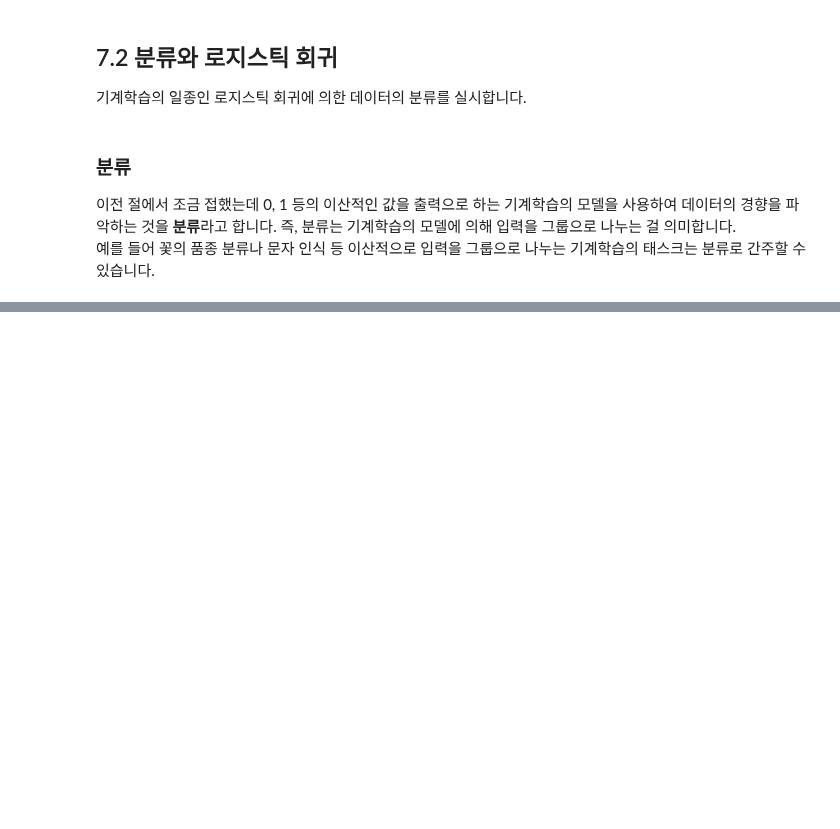
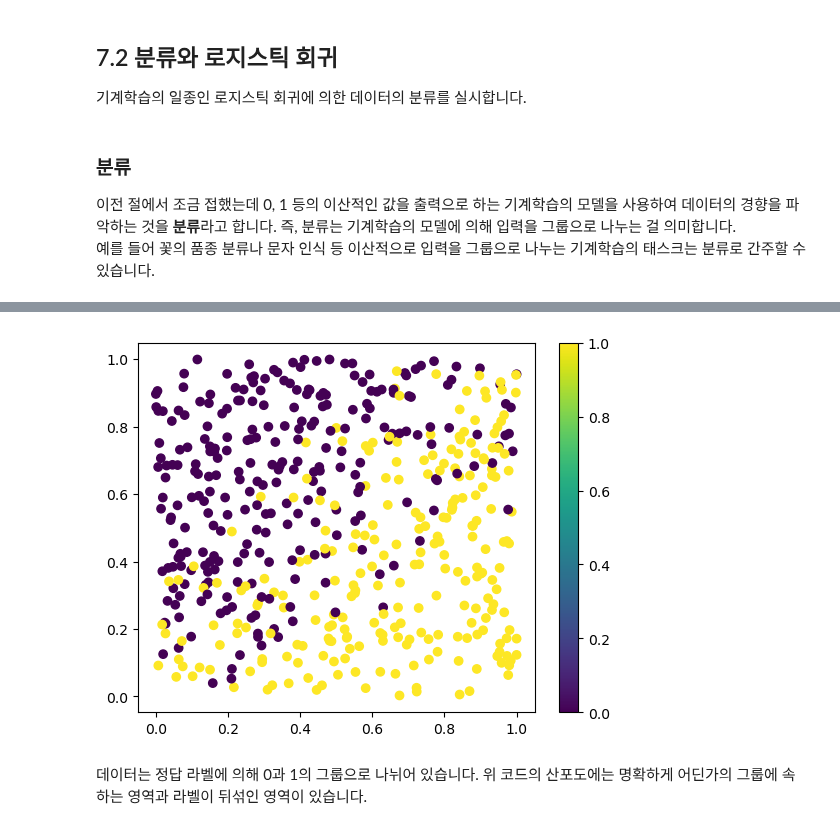
Before and after one commit to gsmin02/AI-Python-STUDY, a Jupyter notebook: Chapter/Chapter 7.ipynb, the cells around one changed output, grey strips where cells are left out. Drawn from its saved outputs; the diff is of its cells as text; code cells hidden in the pictures; blank space fills up the shorter version.

```diff
--- a/Chapter/Chapter 7.ipynb
+++ b/Chapter/Chapter 7.ipynb
@@ -206,0 +277,32 @@ $$ y = \frac{1}{1 ＋ exp (-u)} $$
+# %%
+#리스트7.3
+
+%matplotlib inline
+
+import numpy as np
+import matplotlib.pyplot as plt
+
+n_data = 500 # 데이터 수
+X = np.zeros((n_data, 2)) # 입력
+T = np.zeros((n_data)) # 정답
+
+for i in range(n_data):
+    # x, y 좌표를 랜덤으로 설정한다
+    x_rand = np.random.rand() # x 좌표
+    y_rand = np.random.rand() # y 좌표
+    X[i, 0] = x_rand
+    X[i, 1] = y_rand
+
+
+    # x가 y보다 큰 영역에서는 정답 라벨을 1로 한다.
+    # 경계는 정규분포를 사용해서 조금 불명료하게
+    if x_rand > y_rand + 0.2*np.random.randn():
+        T[i] = 1
+
+plt.scatter(X[:, 0], X[:, 1], c=T) # 정답 라벨을 색으로 나타낸다
+plt.colorbar()
+plt.show()
+# %% [output]
+[figure, added]
+# %% [markdown]
+데이터는 정답 라벨에 의해 0과 1의 그룹으로 나뉘어 있습니다. 위 코드의 산포도에는 명확하게 어딘가의 그룹에 속하는 영역과 라벨이 뒤섞인 영역이 있습니다.
```
Also changed, not shown: parts of 3 cells of this notebook.
